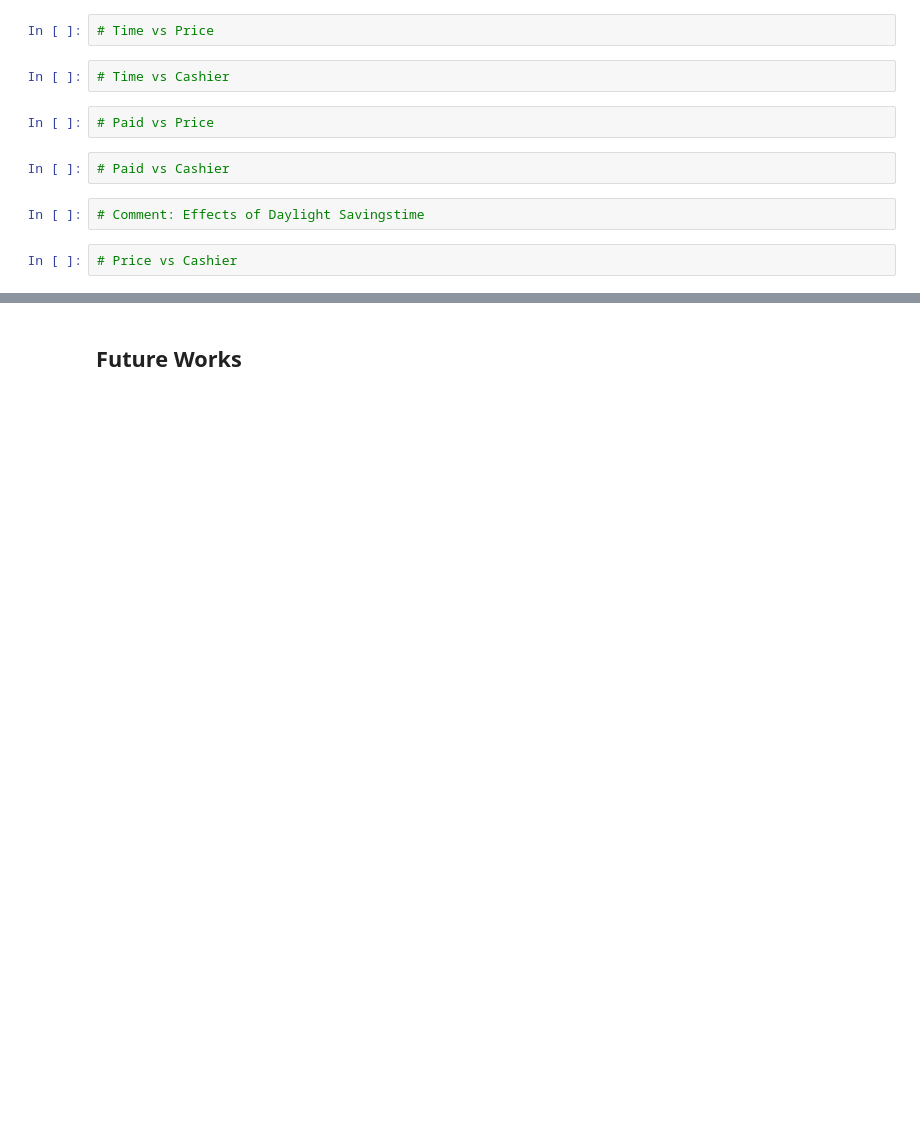
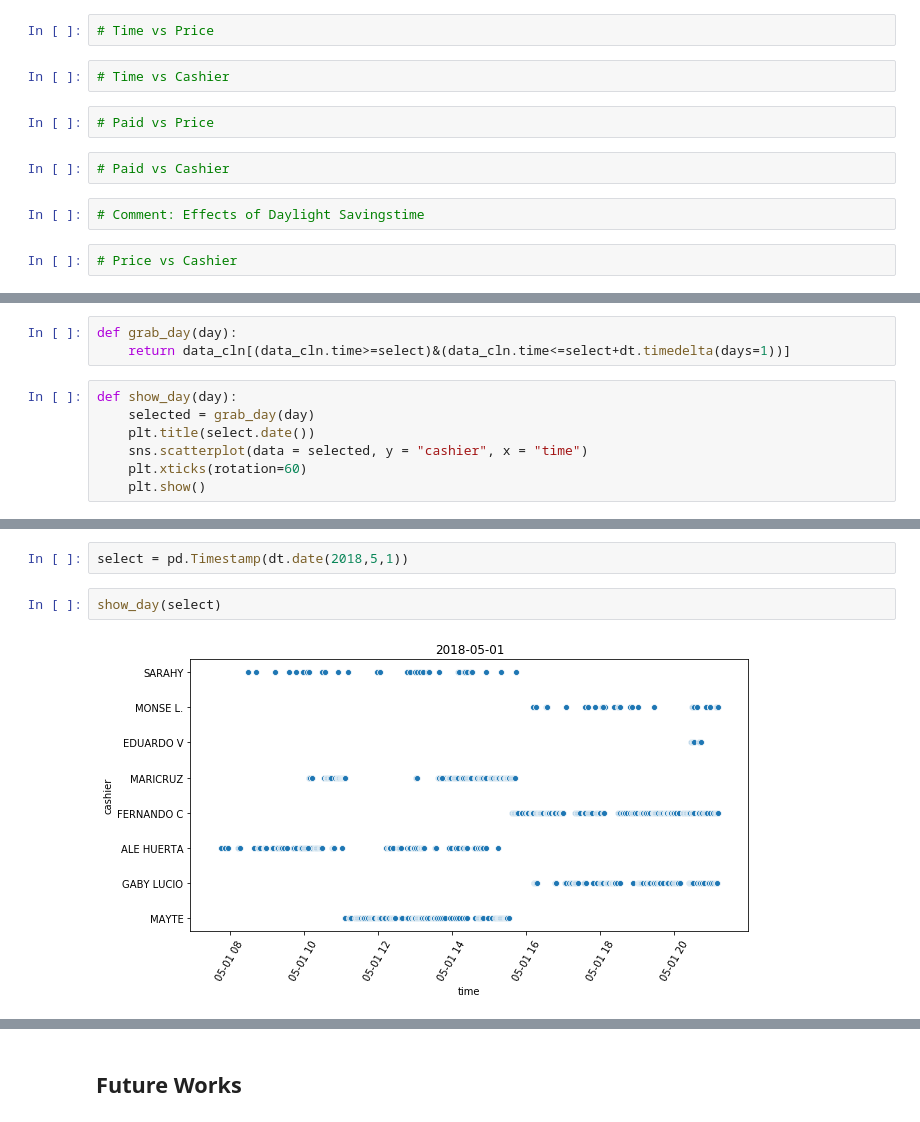
Before and after one commit to HRMNN/SuperMarket, a Jupyter notebook: SupMarTBD.ipynb, the cells around one changed output, grey strips where cells are left out. Cells and saved outputs as stored; diff of their text form; blank space fills up the shorter version.

```diff
--- a/SupMarTBD.ipynb
+++ b/SupMarTBD.ipynb
@@ -188,0 +239,10 @@ plt.show()
+# %%
+def grab_day(day):
+    return data_cln[(data_cln.time>=select)&(data_cln.time<=select+dt.timedelta(days=1))]
+# %%
+def show_day(day):
+    selected = grab_day(day)
+    plt.title(select.date())
+    sns.scatterplot(data = selected, y = "cashier", x = "time")
+    plt.xticks(rotation=60)
+    plt.show()
@@ -188,0 +258,6 @@ plt.show()
+# %%
+select = pd.Timestamp(dt.date(2018,5,1))
+# %%
+show_day(select)
+# %% [output]
+[figure, added]
```
Also changed, not shown: parts of 21 cells of this notebook.
